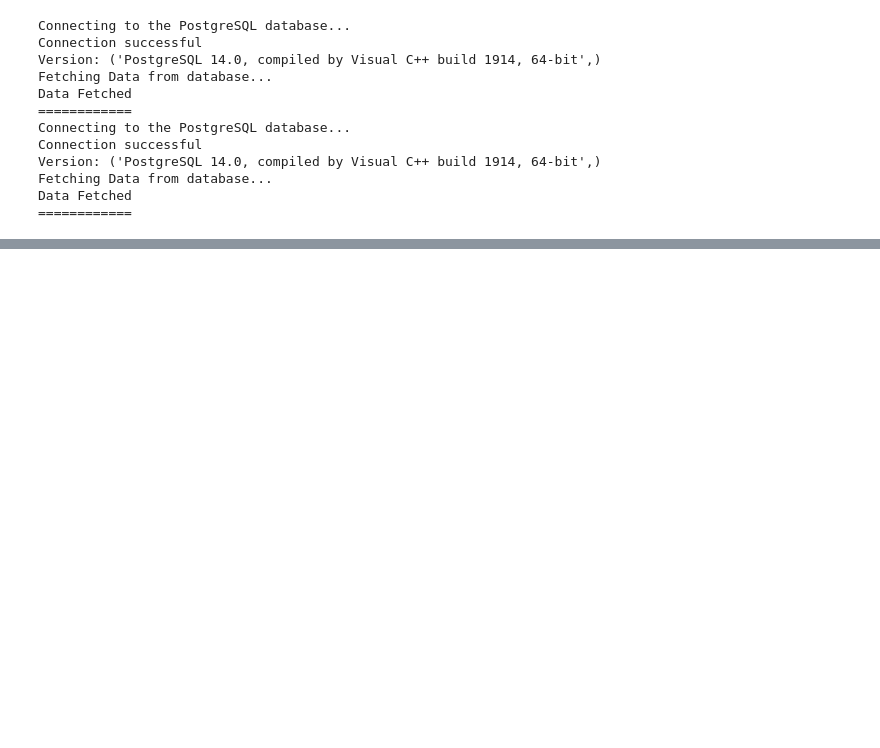
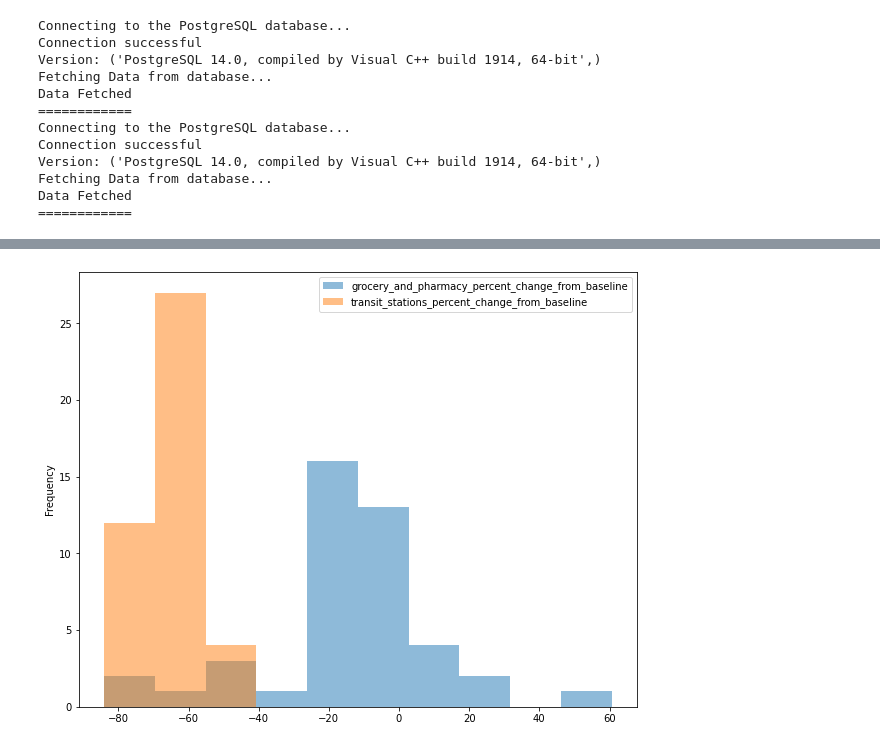
Before and after one commit to tonytziorvas/covid-mobility-trends, a Jupyter notebook: scripts/Untitled.ipynb, the cells around one changed output, grey strips where cells are left out. Drawn from its saved outputs; the diff is of its cells as text; code cells hidden in the pictures; blank space fills up the shorter version.

Commit message:
Add Correlation
focus on spearman correlation and scatterplot w/ trendline

```diff
--- a/scripts/Untitled.ipynb
+++ b/scripts/Untitled.ipynb
@@ -5,8 +5,8 @@
 import helper
 from helper import go as go
 # %%
-google_df = helper.fetch_data_from_database(helper.make_connection(), "mobility_stats_google", "country_region_code", "GR")
-covid_df = helper.fetch_data_from_database(helper.make_connection(), "covid_data_greece")
+google_df = helper.fetch_data_from_database("mobility_stats_google", "country_region_code", "GR")
+covid_df = helper.fetch_data_from_database("covid_data_greece")
 # %% [output]
 Connecting to the PostgreSQL database...
 Connection successful
@@ -50,0 +82,10 @@ first_wave_stats = helper.select_daterange(covid_df, START_DATE, END_DATE)
+# %%
+# Examining the distribution of the features with the highest correlation
+first_wave_trends[
+    [
+        "grocery_and_pharmacy_percent_change_from_baseline",
+        "transit_stations_percent_change_from_baseline",
+    ]
+].plot(kind="hist", figsize=(10, 8), alpha=0.5);
+# %% [output]
+[figure, added]
```
Also changed, not shown: parts of 9 cells of this notebook, 3 other files.
